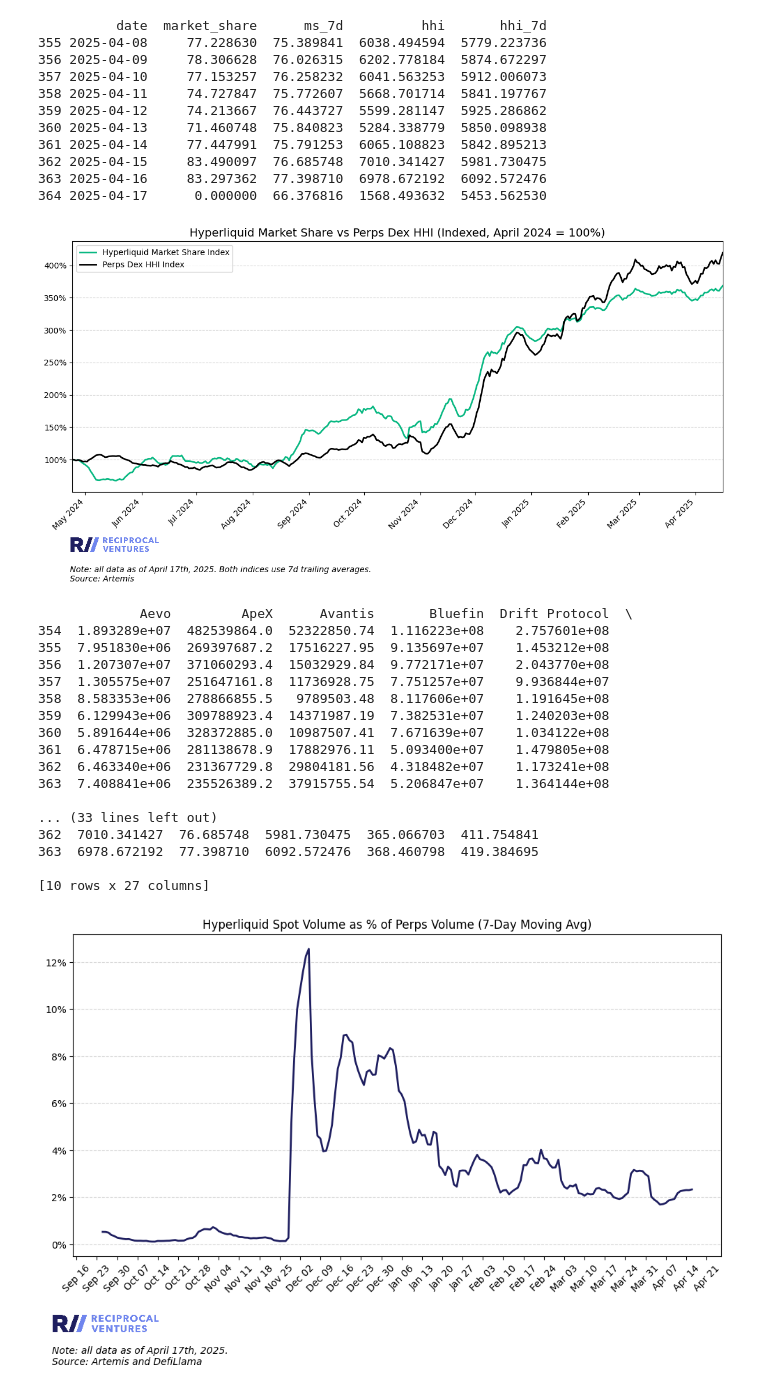
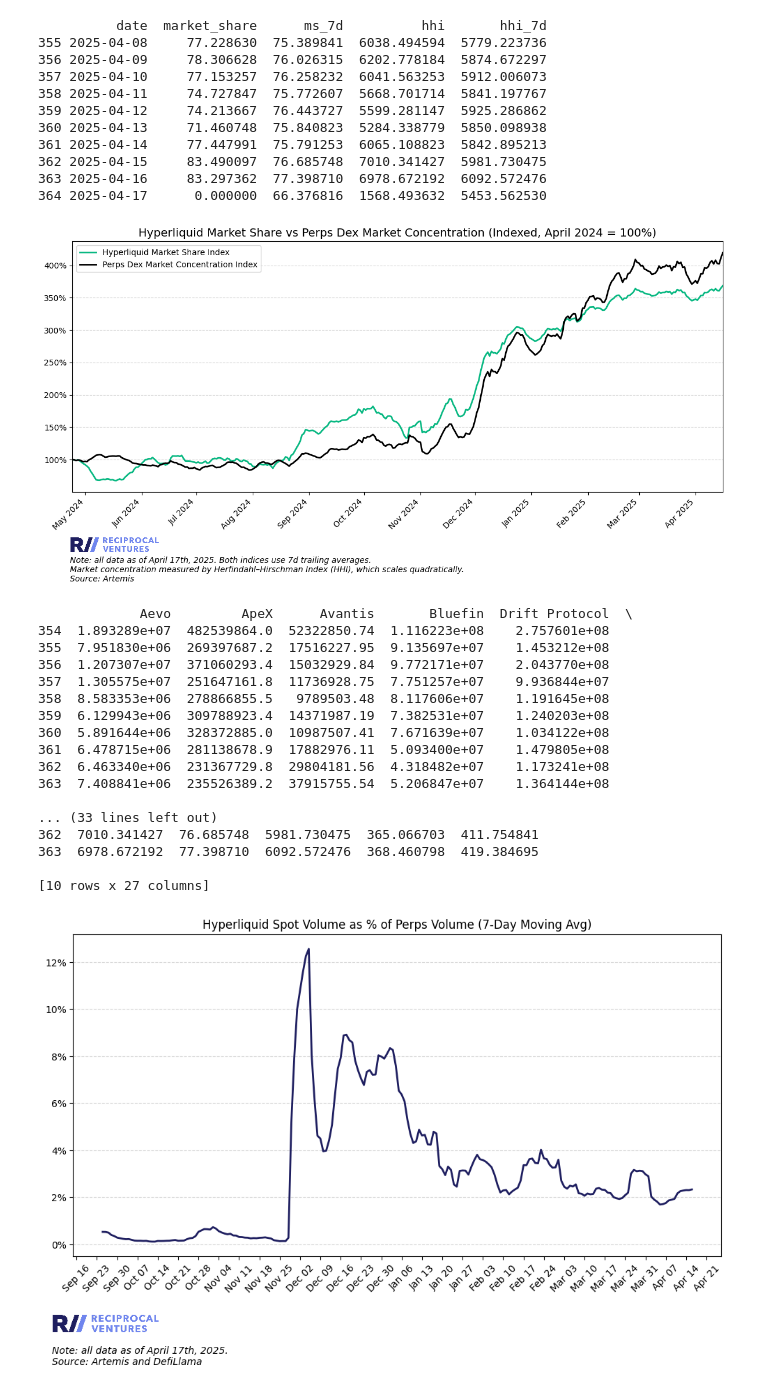
Before and after one commit to jimboevans/hyperliquid-data-cuts, a Jupyter notebook: analysis.ipynb, the cells around one changed output. Cells and saved outputs as stored; diff of their text form; code cells hidden in the pictures.

```diff
--- a/analysis.ipynb
+++ b/analysis.ipynb
@@ -500,43 +500,43 @@ ax.plot(
 )
 ax.plot(
     idx_df["date"], idx_df["hhi_index"], color='black',
-    linewidth=2, label="Perps Dex HHI Index"
+    linewidth=2, label="Perps Dex Market Concentration Index"
 )
 
 # 8) Styling
-ax.set_title("Hyperliquid Market Share vs Perps Dex HHI (Indexed, April 2024 = 100%)", fontsize=14)
+ax.set_title("Hyperliquid Market Share vs Perps Dex Market Concentration (Indexed, April 2024 = 100%)", fontsize=14)
 ax.set_xlim(idx_df["date"].iloc[0], idx_df["date"].iloc[-1])
 
 # format x‑axis
 ax.xaxis.set_major_locator(MonthLocator())
 ax.xaxis.set_major_formatter(mdates.DateFormatter("%b %Y"))
 plt.setp(ax.get_xticklabels(), rotation=45, ha="right")
 
 # format y‑axis as percentage of the base 100
 ax.yaxis.set_major_formatter(mtick.PercentFormatter(xmax=100, decimals=0))
 
 ax.grid(axis="y", linestyle="--", alpha=0.5)
 ax.margins(x=0)
 fig.subplots_adjust(left=0.07)
 ax.legend(loc="upper left")
 
 # 9) Logo & footnote
 add_logo(ax, position=(0.065, -0.21))
 asof = datetime.date.today().isoformat()
 plt.figtext(
     0.05, -0.04,
-    f"Note: all data as of {date}. Both indices use 7d trailing averages.\nSource: Artemis",
+    f"Note: all data as of {date}. Both indices use 7d trailing averages.\nMarket concentration measured by Herfindahl–Hirschman Index (HHI), which scales quadratically.\nSource: Artemis",
     ha='left', fontsize=10, style='italic'
 )
 
 # 10) Save & show
 plt.tight_layout()
 plt.savefig("plots/hyperliquid_HHI_indexed_growth.png", dpi=300, bbox_inches="tight")
 plt.show()
 
 print(idx_df.tail(10))
 # %% [output]
-[figure, old version]
+[figure, new version]
              Aevo         ApeX      Avantis       Bluefin  Drift Protocol  \
 354  1.893289e+07  482539864.0  52322850.74  1.116223e+08    2.757601e+08
 355  7.951830e+06  269397687.2  17516227.95  9.135697e+07    1.453212e+08
```
Also changed, not shown: 1 other file.
